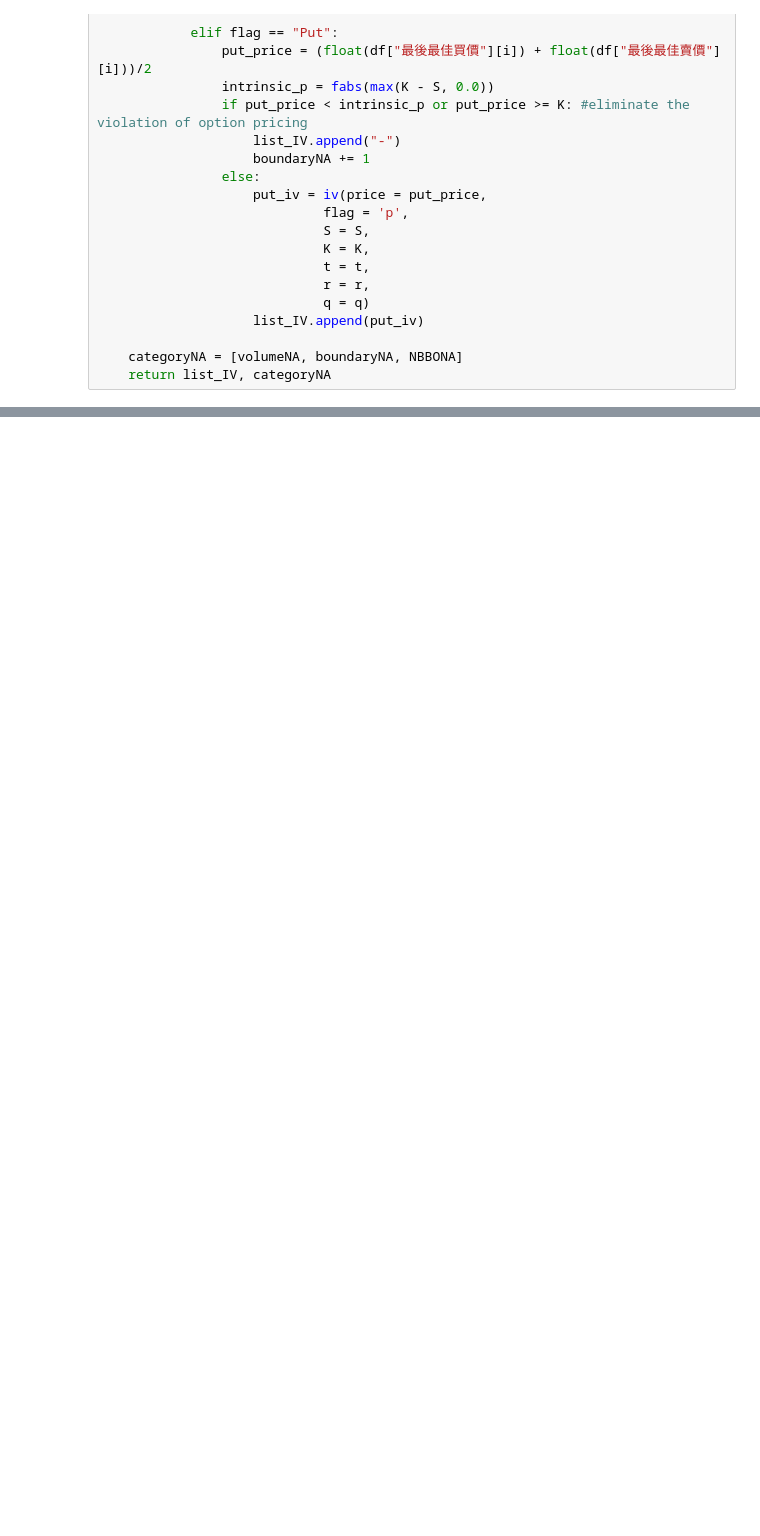
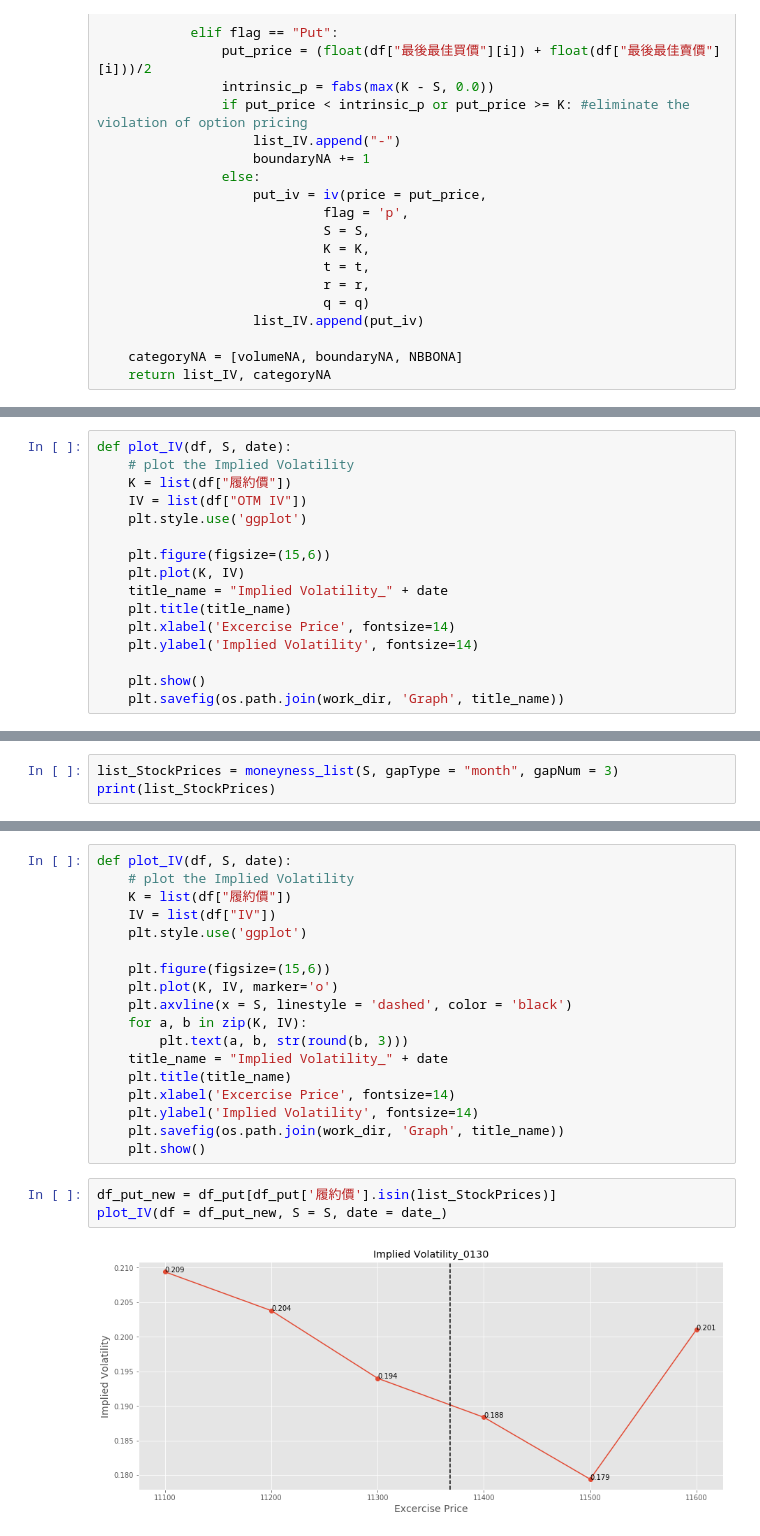
Before and after one commit to A2Zntu/OptionStrategy, a Jupyter notebook: Implied_Volatility.ipynb, the cells around one changed output, grey strips where cells are left out. Saved outputs shown, nothing was run; the diff lists cells and outputs as text; blank space fills up the shorter version.

Commit message:
add plot

```diff
--- a/Implied_Volatility.ipynb
+++ b/Implied_Volatility.ipynb
@@ -101,3 +125,19 @@ def IV_List(df, Stock, d, flag):
+# %%
+def plot_IV(df, S, date):
+    # plot the Implied Volatility
+    K = list(df["履約價"])
+    IV = list(df["OTM IV"])
+    plt.style.use('ggplot')
+
+    plt.figure(figsize=(15,6))
+    plt.plot(K, IV)
+    title_name = "Implied Volatility_" + date
+    plt.title(title_name)
+    plt.xlabel('Excercise Price', fontsize=14)
+    plt.ylabel('Implied Volatility', fontsize=14)
+
+    plt.show()
+    plt.savefig(os.path.join(work_dir, 'Graph', title_name))
 # %%
 if __name__ ==  '__main__':
     date_ = '0130'
@@ -116,0 +167,3 @@ if __name__ ==  '__main__':
+# %%
+list_StockPrices = moneyness_list(S, gapType = "month", gapNum = 3)
+print(list_StockPrices)
@@ -116,0 +194,23 @@ if __name__ ==  '__main__':
+# %%
+def plot_IV(df, S, date):
+    # plot the Implied Volatility
+    K = list(df["履約價"])
+    IV = list(df["IV"])
+    plt.style.use('ggplot')
+
+    plt.figure(figsize=(15,6))
+    plt.plot(K, IV, marker='o')
+    plt.axvline(x = S, linestyle = 'dashed', color = 'black')
+    for a, b in zip(K, IV):
+        plt.text(a, b, str(round(b, 3)))
+    title_name = "Implied Volatility_" + date
+    plt.title(title_name)
+    plt.xlabel('Excercise Price', fontsize=14)
+    plt.ylabel('Implied Volatility', fontsize=14)
+    plt.savefig(os.path.join(work_dir, 'Graph', title_name))
+    plt.show()
+# %%
+df_put_new = df_put[df_put['履約價'].isin(list_StockPrices)]
+plot_IV(df = df_put_new, S = S, date = date_)
+# %% [output]
+[figure, added]
```
Also changed, not shown: parts of 7 cells of this notebook, 1 other file.
